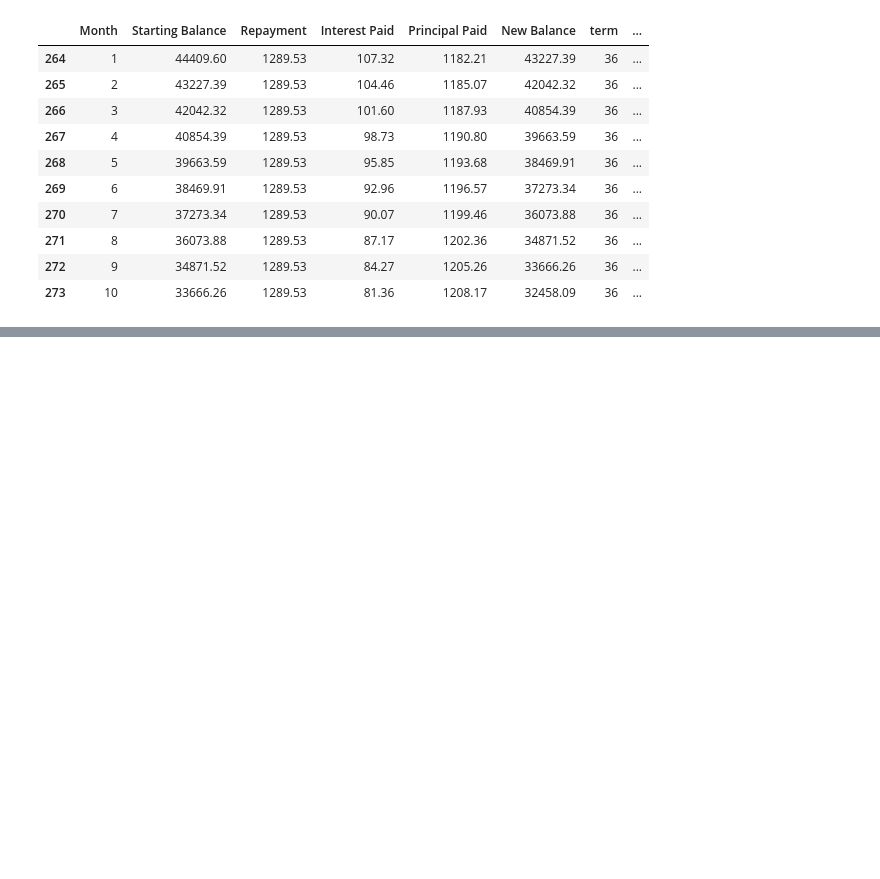
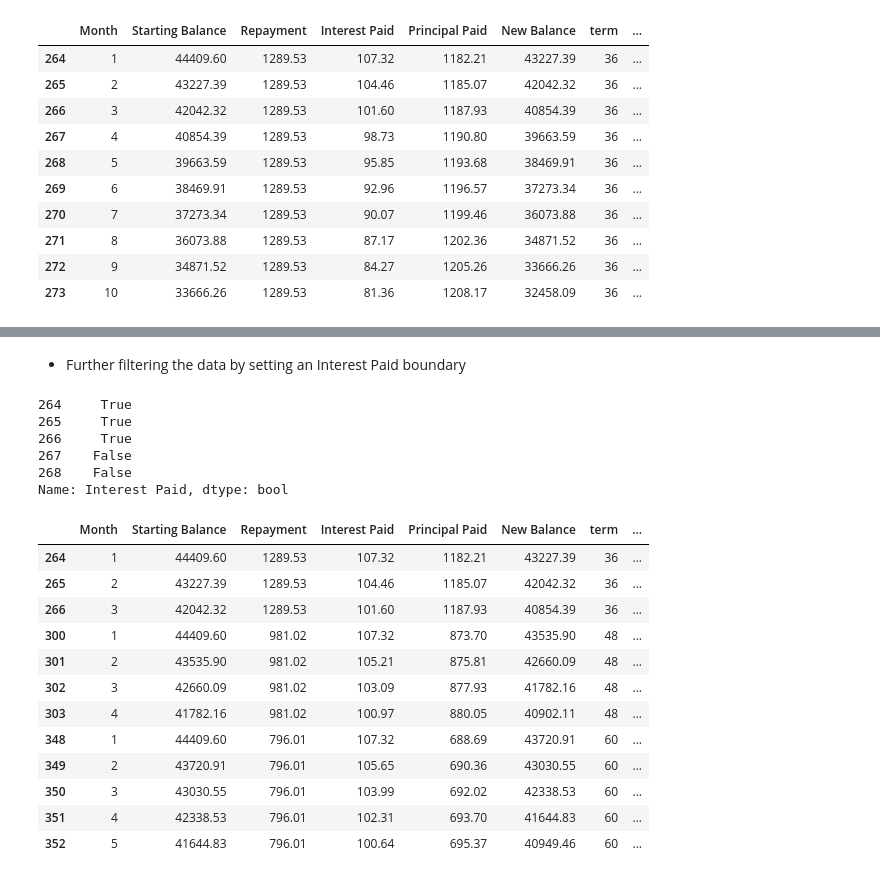
Before and after one commit to Lidiya-MK/python-data-visualizations, a Jupyter notebook: notebook/data_visualizations.ipynb, the cells around one changed output, grey strips where cells are left out. Drawn from its saved outputs; the diff is of its cells as text; code cells hidden in the pictures; blank space fills up the shorter version.

```diff
--- a/notebook/data_visualizations.ipynb
+++ b/notebook/data_visualizations.ipynb
@@ -199,0 +220,30 @@ car_financing_dataframe.loc[vw_filter,:][0:10]
+# %% [markdown]
+- Further filtering the data by setting an Interest Paid boundary
+# %%
+
+ip_filter= car_financing_dataframe['Interest Paid'] >=100.0
+# %%
+ip_filter.head()
+# %% [output]
+264     True
+265     True
+266     True
+267    False
+268    False
+Name: Interest Paid, dtype: bool
+# %%
+car_financing_dataframe.loc[ip_filter,:]
+# %% [output]
+|  | Month | Starting Balance | Repayment | Interest Paid | Principal Paid | New Balance | term | ... |
+| 264 | 1 | 44409.60 | 1289.53 | 107.32 | 1182.21 | 43227.39 | 36 | ... |
+| 265 | 2 | 43227.39 | 1289.53 | 104.46 | 1185.07 | 42042.32 | 36 | ... |
+| 266 | 3 | 42042.32 | 1289.53 | 101.60 | 1187.93 | 40854.39 | 36 | ... |
+| 300 | 1 | 44409.60 | 981.02 | 107.32 | 873.70 | 43535.90 | 48 | ... |
+| 301 | 2 | 43535.90 | 981.02 | 105.21 | 875.81 | 42660.09 | 48 | ... |
+| 302 | 3 | 42660.09 | 981.02 | 103.09 | 877.93 | 41782.16 | 48 | ... |
+| 303 | 4 | 41782.16 | 981.02 | 100.97 | 880.05 | 40902.11 | 48 | ... |
+| 348 | 1 | 44409.60 | 796.01 | 107.32 | 688.69 | 43720.91 | 60 | ... |
+| 349 | 2 | 43720.91 | 796.01 | 105.65 | 690.36 | 43030.55 | 60 | ... |
+| 350 | 3 | 43030.55 | 796.01 | 103.99 | 692.02 | 42338.53 | 60 | ... |
+| 351 | 4 | 42338.53 | 796.01 | 102.31 | 693.70 | 41644.83 | 60 | ... |
+| 352 | 5 | 41644.83 | 796.01 | 100.64 | 695.37 | 40949.46 | 60 | ... |
```
Also changed, not shown: parts of 8 cells of this notebook.
